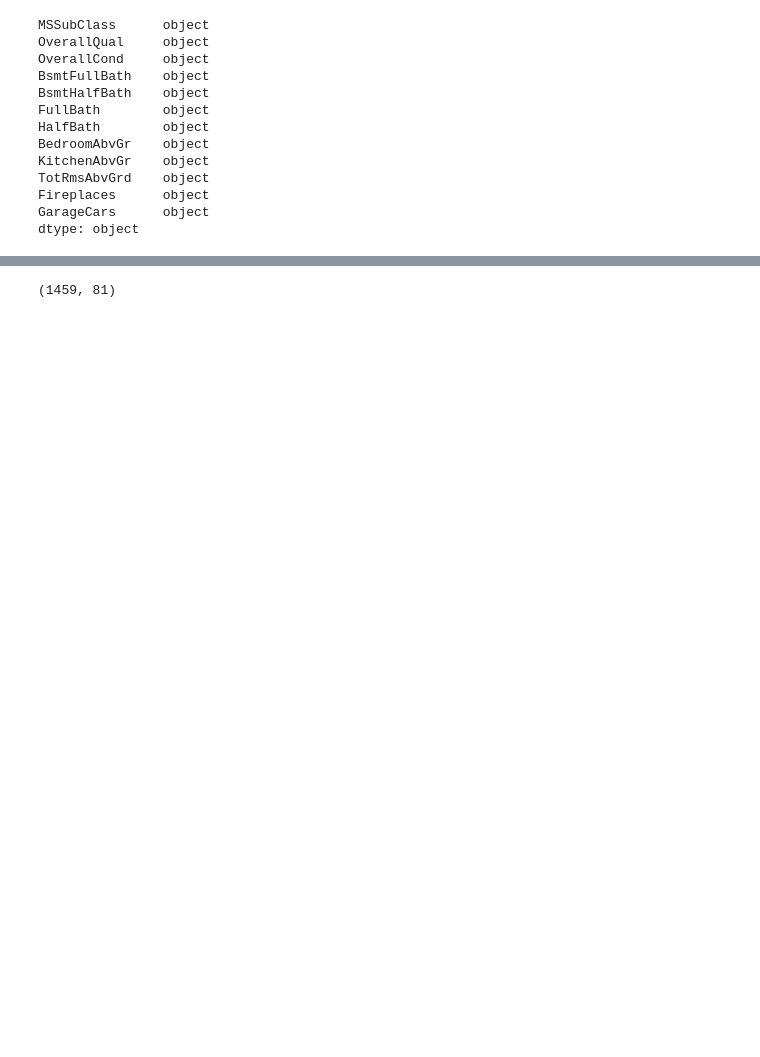
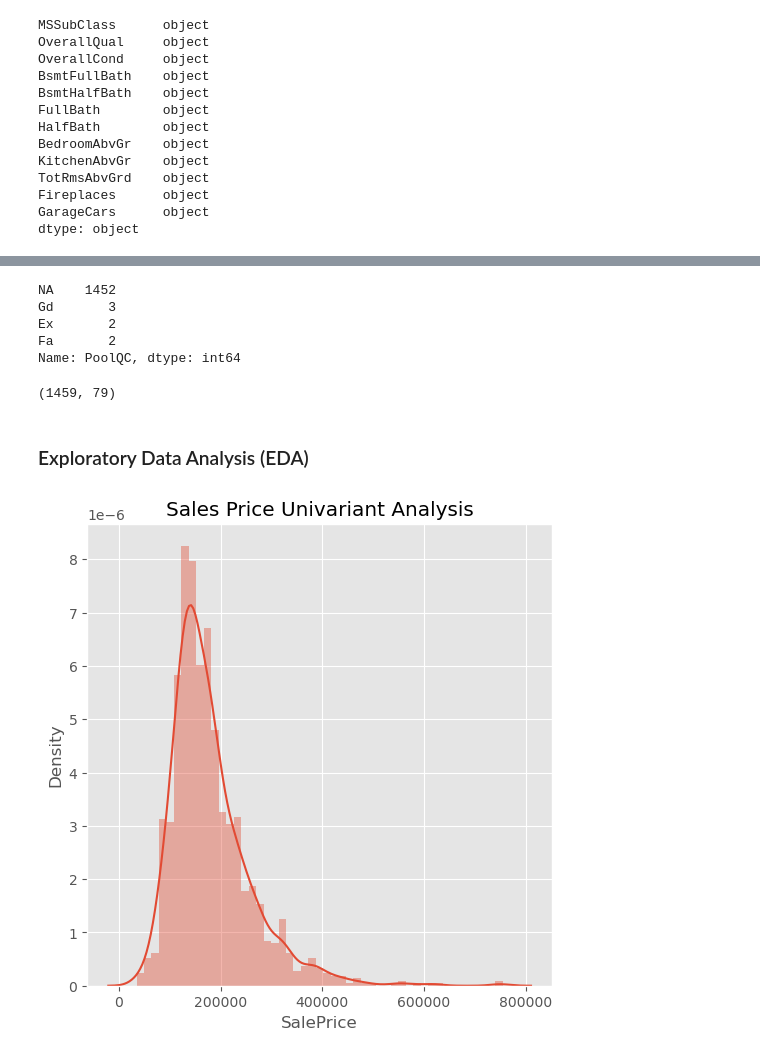
Before and after one commit to mohsin-tariq/HousingSaleCaseStudy, a Jupyter notebook: HousingSaleCaseStudy.ipynb, the cells around one changed output, grey strips where cells are left out. Cells and saved outputs as stored; diff of their text form; code cells hidden in the pictures; blank space fills up the shorter version.

```diff
--- a/HousingSaleCaseStudy.ipynb
+++ b/HousingSaleCaseStudy.ipynb
@@ -302,4 +348,27 @@ dtype: object
+# %%
+### PoolQC has only 7 of having pools, so lets drop this column
+df['PoolQC'].value_counts()
+# %% [output]
+NA    1452
+Gd       3
+Ex       2
+Fa       2
+Name: PoolQC, dtype: int64
+# %%
+df = df.drop(['PoolQC', 'Id'], axis=1)
 # %%
 df.shape
 # %% [output]
-(1459, 81)
+(1459, 79)
+# %% [markdown]
+### Exploratory Data Analysis (EDA)
+# %%
+plt.style.use("ggplot")
+# %%
+# Univariant Analysis
+plt.figure(figsize=[6,6])
+sns.distplot(df['SalePrice'])
+plt.title('Sales Price Univariant Analysis')
+plt.show()
+# %% [output]
+[figure, added]
```
Also changed, not shown: parts of 88 cells of this notebook, 2 other files.
